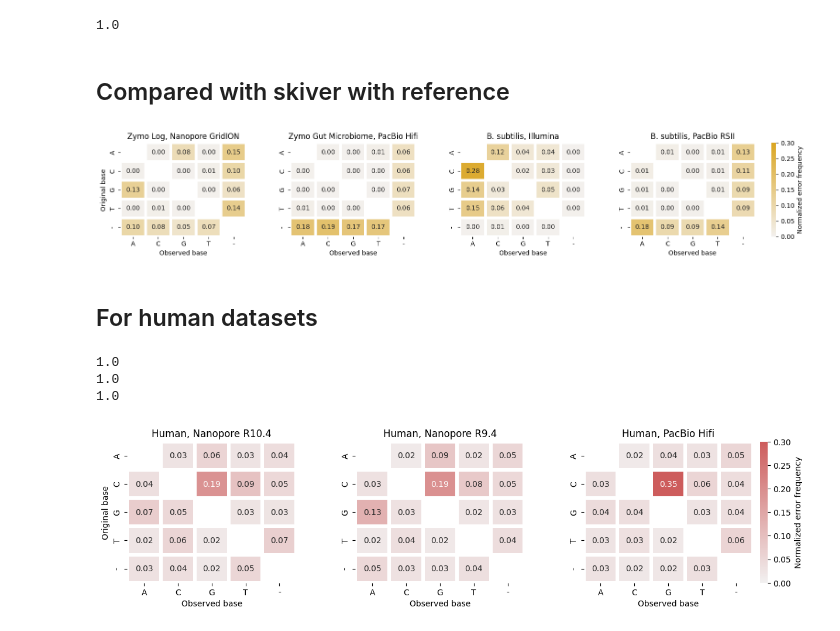
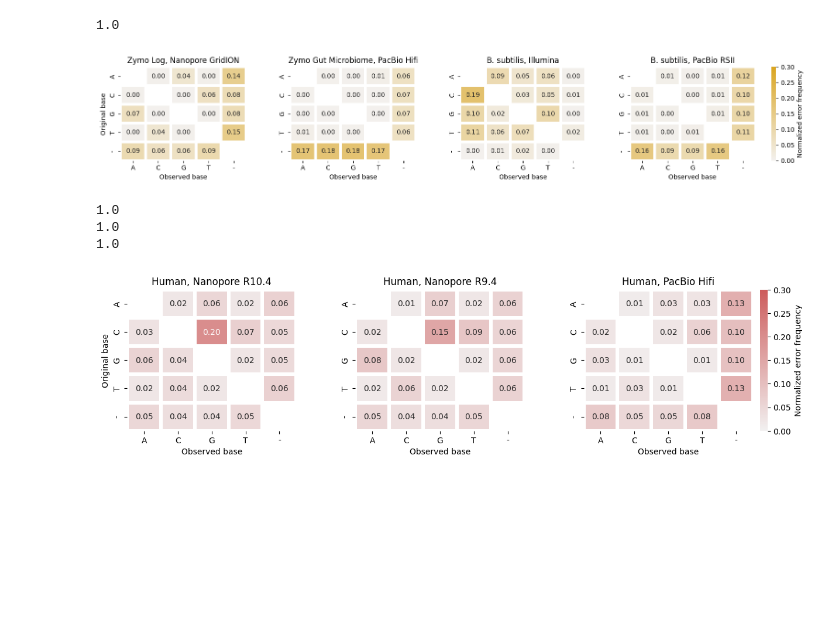
Before and after one commit to GZHoffie/skiver-test, a Jupyter notebook: experiments/error_spectrum/plot_results.ipynb, the cells around one changed output. Drawn from its saved outputs; the diff is of its cells as text; code cells hidden in the pictures; blank space fills up the shorter version.

```diff
--- a/experiments/error_spectrum/plot_results.ipynb
+++ b/experiments/error_spectrum/plot_results.ipynb
@@ -98,7 +96,7 @@ method = []
 error_type = []
 frequency = []
 for et in kvmer_error_type_spectrum_normalized:
-    method.append("Skiver")
+    method.append("$(k,v)$-mer")
     error_type.append(et)
     frequency.append(kvmer_error_type_spectrum_normalized[et])
 
@@ -128,10 +124,10 @@ plt.savefig("../../figures/simulated_data_error_type_spectrum.pdf")
 import matplotlib as mpl
 
 kvmer_spectra = [
-    "../../output/zymo/ERR3152366_kvmer.csv",
-    "../../output/zymo/SRR13128014_kvmer.csv",
-    "../../output/zymo/ERR2935851_kvmer.csv",
-    "../../output/zymo/SRR7498042_kvmer.csv",
+    "../../output/zymo/ERR3152366_bi_kvmer.csv",
+    "../../output/zymo/SRR13128014_bi_kvmer.csv",
+    "../../output/zymo/ERR2935851_bi_kvmer.csv",
+    "../../output/zymo/SRR7498042_bi_kvmer.csv",
 ]
 
 labels = [
@@ -240,7 +234,7 @@ for i in range(len(kvmer_spectra)):
         minimap_error_type_spectrum_normalized[et] = minimap_error_type_spectrum[et] / total_minimap_errors
 
     for et in kvmer_error_type_spectrum_normalized:
-        method.append("Skiver")
+        method.append("$(k,v)$-mer")
         error_type.append(et)
         frequency.append(kvmer_error_type_spectrum_normalized[et])
         dataset.append(labels[i])
@@ -288,16 +275,14 @@ Bad pipe message: %s [b'9\x00:\x00;\x00<\x00=\x00>\x00?\x00@\x00A\x00B\x00C\x00D
 spectrum_matrix.sum()
 # %% [output]
 1.0
-# %% [markdown]
-## Compared with skiver with reference
 # %%
 import matplotlib as mpl
 
 kvmer_spectra = [
-    "../../output/zymo/ERR3152366_kvmer_ref.csv",
-    "../../output/zymo/SRR13128014_kvmer_ref.csv",
-    "../../output/zymo/ERR2935851_kvmer_ref.csv",
-    "../../output/zymo/SRR7498042_kvmer_ref.csv",
+    "../../output/zymo/ERR3152366_bi_kvmer_ref.csv",
+    "../../output/zymo/SRR13128014_bi_kvmer_ref.csv",
+    "../../output/zymo/ERR2935851_bi_kvmer_ref.csv",
+    "../../output/zymo/SRR7498042_bi_kvmer_ref.csv",
 ]
 
 labels = [
@@ -365,16 +350,14 @@ cbar.outline.set_visible(False)
 plt.subplots_adjust(wspace=0.35, right=0.93)
 plt.savefig("../../figures/real_data_sbs_spectra_ref.pdf")
 # %% [output]
-[figure, old version]
+[figure, new version]
-# %% [markdown]
-## For human datasets
 # %%
 import matplotlib as mpl
 
 kvmer_spectra = [
-    "../../output/human/HG002_kvmer.csv",
-    "../../output/human/HG002_R941_kvmer.csv",
-    "../../output/human/HG002_hifi_kvmer.csv",
+    "../../output/human/HG002_bi_kvmer.csv",
+    "../../output/human/HG002_R941_bi_kvmer.csv",
+    "../../output/human/HG002_hifi_bi_kvmer.csv",
 ]
 
 labels = [
@@ -419,31 +402,31 @@ for i in range(len(kvmer_spectra)):
                 linewidths=3, linecolor='white',
                 cmap=cmap, ax=ax)
     ax.set_title(labels[i])
     if i == 0:
         ax.set_ylabel("Original base")
     ax.set_xlabel("Observed base")
 
 
 
 norm = mpl.colors.Normalize(vmin=vmin, vmax=vmax)
 sm = mpl.cm.ScalarMappable(norm=norm, cmap=cmap)
 sm.set_array([])
 
 cbar = fig.colorbar(
     sm,
     ax=axes,
     orientation="vertical",
     fraction=0.04,   # width of colorbar
     pad=0.02         # gap between plots and colorbar
 )
 cbar.set_label("Normalized error frequency")
 cbar.outline.set_visible(False)
 #plt.tight_layout()
 #cbar.set_label("Normalized mutation frequency")# Adjust layout to make space for the color bar
 plt.subplots_adjust(wspace=0.35, right=0.93)
 plt.savefig("../../figures/human_sbs_spectra.pdf")
 # %% [output]
 1.0
 1.0
 1.0
-[figure, old version]
+[figure, new version]
```
Also changed, not shown: parts of 7 cells of this notebook, 14 other files.
